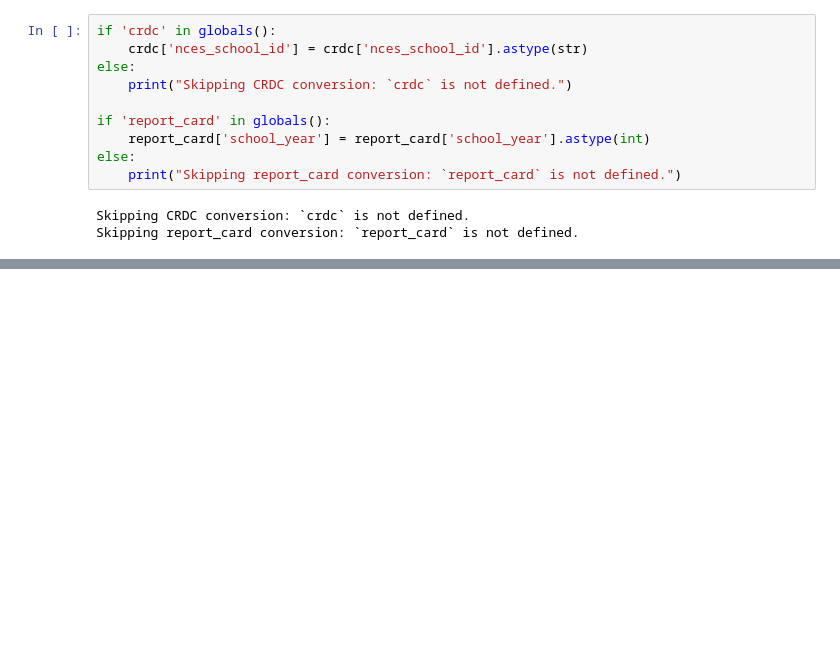
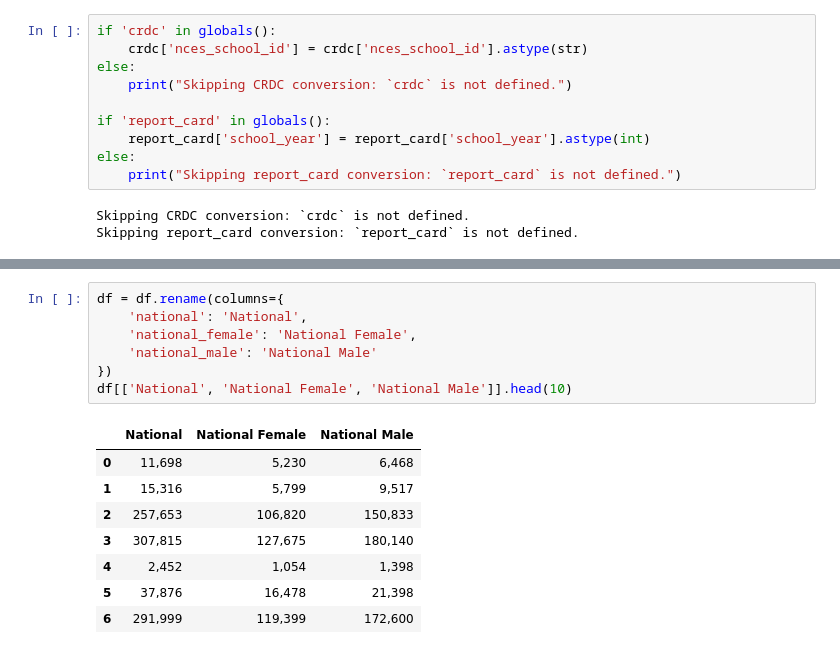
Before and after one commit to peklein1/Tracking-Progress-Throughout-Elementary-School, a Jupyter notebook: Notebooks/schooldata.ipynb, the cells around one changed output, grey strips where cells are left out. Drawn from its saved outputs; the diff is of its cells as text; blank space fills up the shorter version.

```diff
--- a/Notebooks/schooldata.ipynb
+++ b/Notebooks/schooldata.ipynb
@@ -184,0 +264,16 @@ Skipping report_card conversion: `report_card` is not defined.
+# %%
+df = df.rename(columns={
+    'national': 'National',
+    'national_female': 'National Female',
+    'national_male': 'National Male'
+})
+df[['National', 'National Female', 'National Male']].head(10)
+# %% [output]
+|  | National | National Female | National Male |
+| 0 | 11,698 | 5,230 | 6,468 |
+| 1 | 15,316 | 5,799 | 9,517 |
+| 2 | 257,653 | 106,820 | 150,833 |
+| 3 | 307,815 | 127,675 | 180,140 |
+| 4 | 2,452 | 1,054 | 1,398 |
+| 5 | 37,876 | 16,478 | 21,398 |
+| 6 | 291,999 | 119,399 | 172,600 |
```
Also changed, not shown: parts of 8 cells of this notebook.
